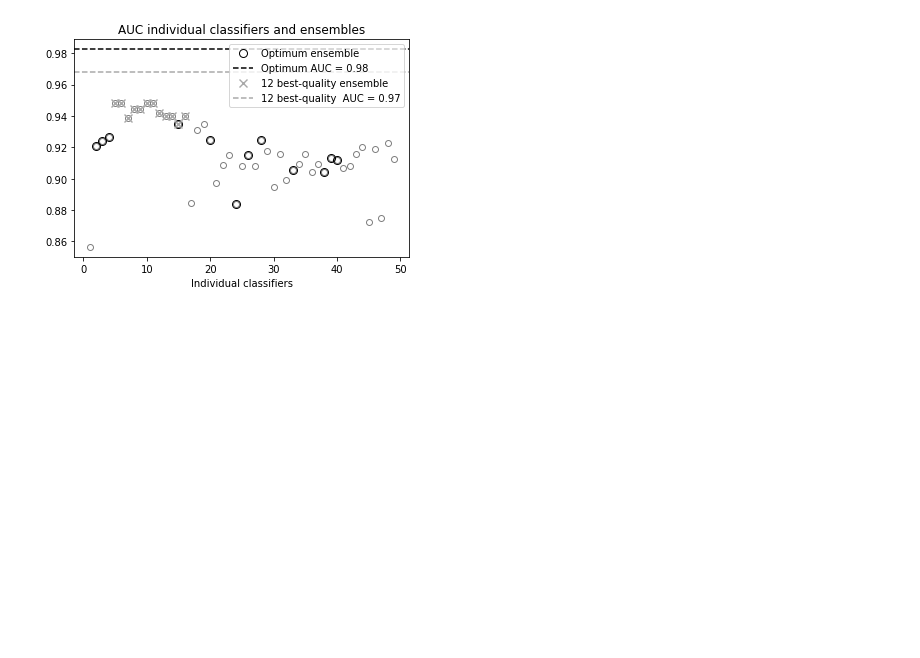
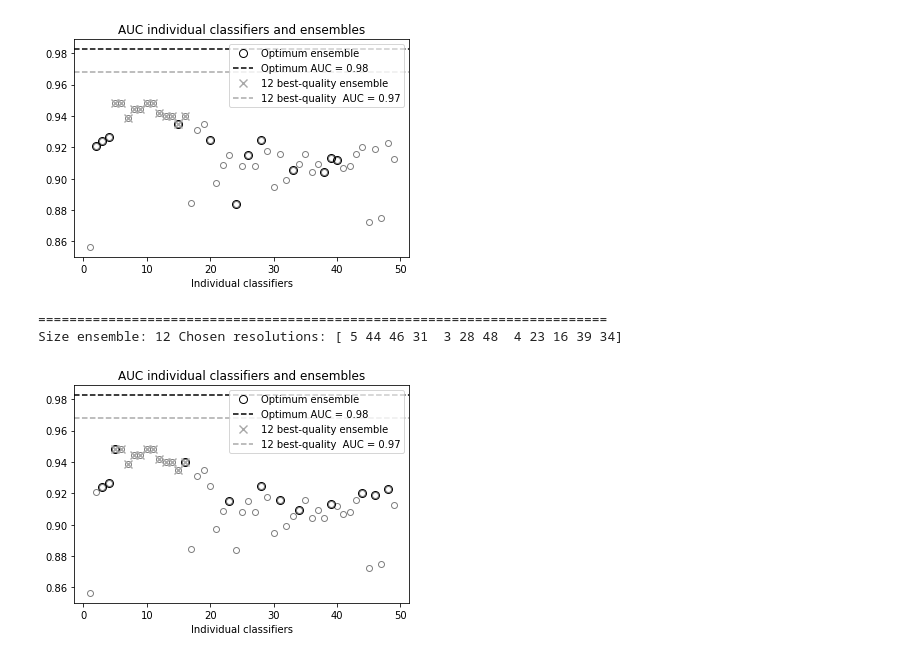
Before and after one commit to saramirthis/CC_seg_clas, a Jupyter notebook: main.ipynb, the cells around one changed output. Drawn from its saved outputs; the diff is of its cells as text; code cells hidden in the pictures; blank space fills up the shorter version.

```diff
--- a/main.ipynb
+++ b/main.ipynb
@@ -615,3 +621,24 @@ plt.legend(loc='best')
 plt.show()
 # %% [output]
 [figure]
+# %%
+print('=========================================================================')
+print("Size ensemble:", len(list_clusters), "Chosen resolutions:", resols_ref_th[res_chs])
+# %% [output]
+=========================================================================
+Size ensemble: 12 Chosen resolutions: [ 5 44 46 31  3 28 48  4 23 16 39 34]
+# %%
+plt.figure()
+plt.plot(np.arange(1,len(auc_vec)+1), auc_vec, 'o', color='gray', mfc='none')#, label='Classifiers')
+plt.plot(resols_ref_th[res_chs], np.array(auc_vec)[resols_ref_th[res_chs]-1], 'o', color='black', mfc='none',
+         markersize=8, label='Optimum ensemble')
+plt.axhline(y=AUC_cl, label='Optimum AUC = {0:.2f}'.format(AUC_cl), c='black', linestyle='--')
+plt.plot(np.array(resols_min_th)+1, [auc_vec[i] for i in resols_min_th], 'x', color='darkgray',
+         markersize=8, mew=1.4, label='12 best-quality ensemble')
+plt.axhline(y=AUC_best, label='12 best-quality  AUC = {0:.2f}'.format(AUC_best), c='darkgray', linestyle='--')
+plt.title('AUC individual classifiers and ensembles')
+plt.xlabel('Individual classifiers')
+plt.legend(loc='best')
+plt.show()
+# %% [output]
+[figure, added]
```
Also changed, not shown: parts of 1 cell of this notebook.
